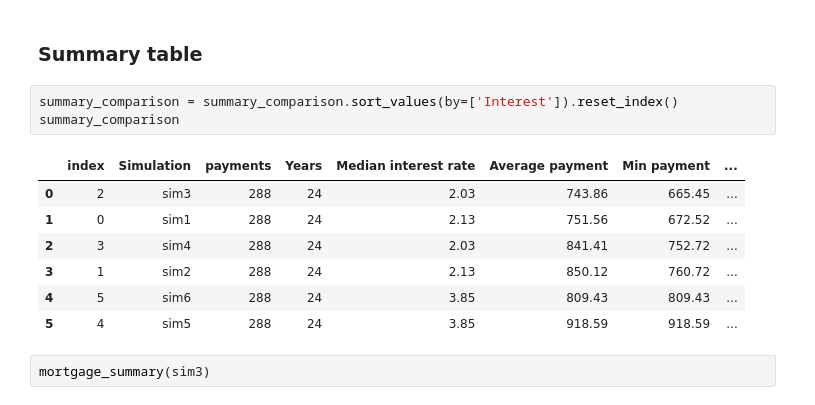
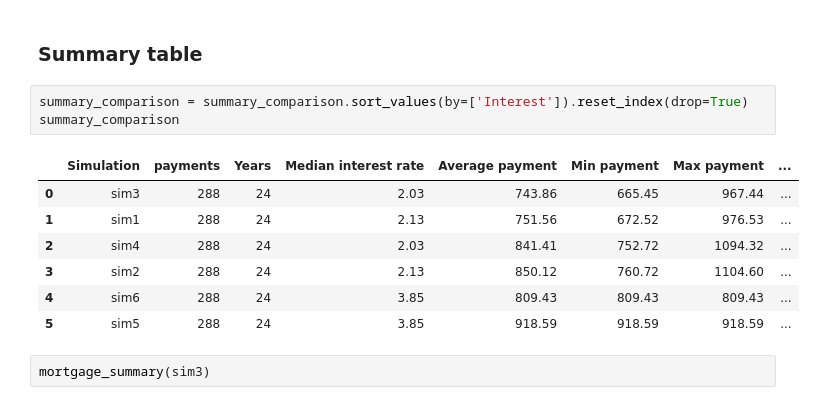
Before and after one commit to kieswetter-hub/mortgage-evaluation, a Jupyter notebook: mortgage-comparison.ipynb, the cells around one changed output. Cells and saved outputs as stored; diff of their text form.

Commit message:
drops original index in summary table

```diff
--- a/mortgage-comparison.ipynb
+++ b/mortgage-comparison.ipynb
@@ -173,16 +173,16 @@ summary_comparison = pd.concat([mortgage_summary(sim1),
 # %% [markdown]
 ### Summary table
 # %%
-summary_comparison = summary_comparison.sort_values(by=['Interest']).reset_index()
+summary_comparison = summary_comparison.sort_values(by=['Interest']).reset_index(drop=True)
 summary_comparison
 # %% [output]
-|  | index | Simulation | payments | Years | Median interest rate | Average payment | Min payment | ... |
-| 0 | 2 | sim3 | 288 | 24 | 2.03 | 743.86 | 665.45 | ... |
-| 1 | 0 | sim1 | 288 | 24 | 2.13 | 751.56 | 672.52 | ... |
-| 2 | 3 | sim4 | 288 | 24 | 2.03 | 841.41 | 752.72 | ... |
-| 3 | 1 | sim2 | 288 | 24 | 2.13 | 850.12 | 760.72 | ... |
-| 4 | 5 | sim6 | 288 | 24 | 3.85 | 809.43 | 809.43 | ... |
-| 5 | 4 | sim5 | 288 | 24 | 3.85 | 918.59 | 918.59 | ... |
+|  | Simulation | payments | Years | Median interest rate | Average payment | Min payment | Max payment | ... |
+| 0 | sim3 | 288 | 24 | 2.03 | 743.86 | 665.45 | 967.44 | ... |
+| 1 | sim1 | 288 | 24 | 2.13 | 751.56 | 672.52 | 976.53 | ... |
+| 2 | sim4 | 288 | 24 | 2.03 | 841.41 | 752.72 | 1094.32 | ... |
+| 3 | sim2 | 288 | 24 | 2.13 | 850.12 | 760.72 | 1104.60 | ... |
+| 4 | sim6 | 288 | 24 | 3.85 | 809.43 | 809.43 | 809.43 | ... |
+| 5 | sim5 | 288 | 24 | 3.85 | 918.59 | 918.59 | 918.59 | ... |
 # %%
 mortgage_summary(sim3)
 # %% [output]
```
